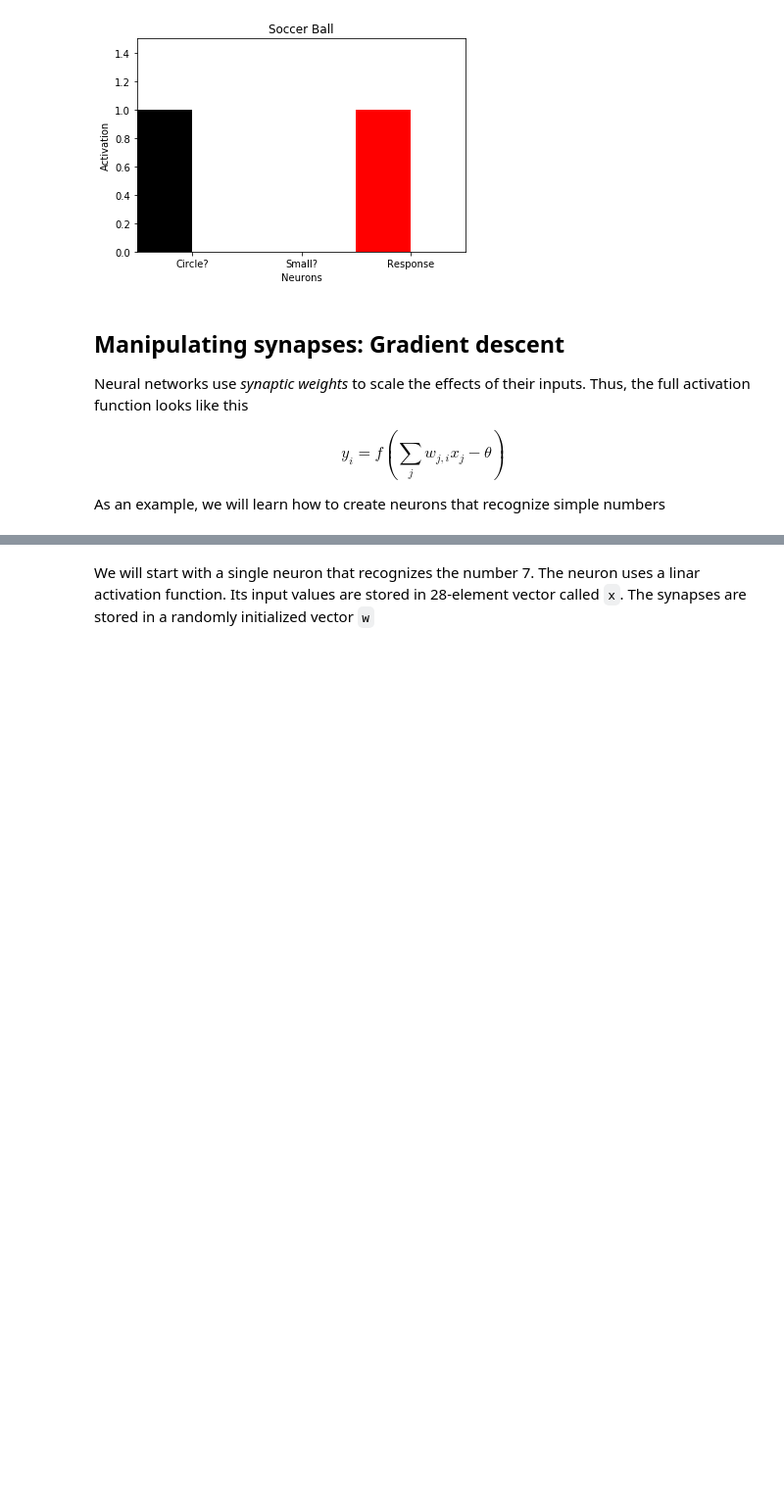
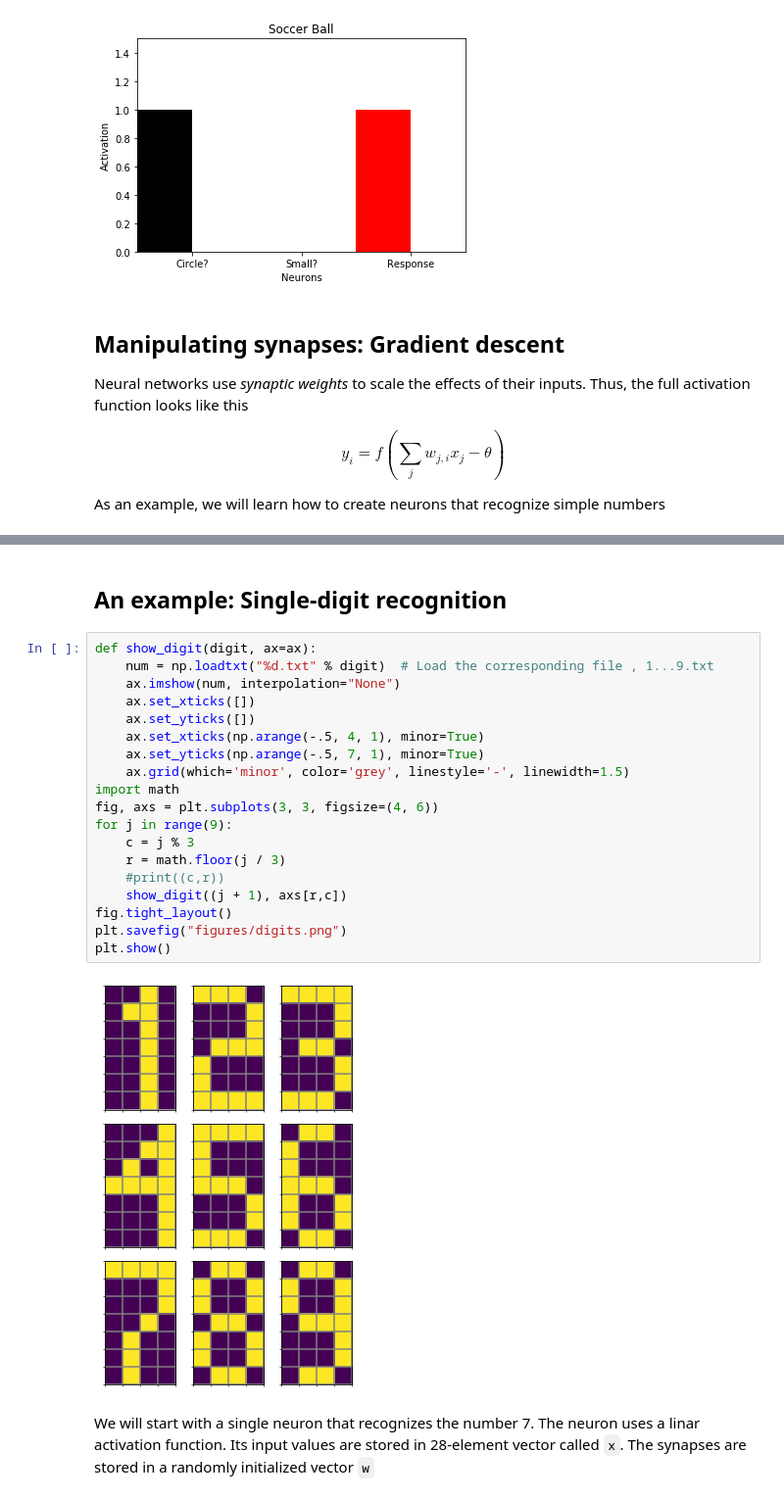
Before and after one commit to TheRealDrDre/CompCogNeuro, a Jupyter notebook: ANN/ANN_1.ipynb, the cells around one changed output, grey strips where cells are left out. Shown at 98% size. Cells and saved outputs as stored; diff of their text form; blank space fills up the shorter version.

```diff
--- a/ANN/ANN_1.ipynb
+++ b/ANN/ANN_1.ipynb
@@ -120,3 +138,26 @@ plt.show()
+# %% [markdown]
+## An example: Single-digit recognition
+# %%
+def show_digit(digit, ax=ax):
+    num = np.loadtxt("%d.txt" % digit)  # Load the corresponding file , 1...9.txt
+    ax.imshow(num, interpolation="None")
+    ax.set_xticks([])
+    ax.set_yticks([])
+    ax.set_xticks(np.arange(-.5, 4, 1), minor=True)
+    ax.set_yticks(np.arange(-.5, 7, 1), minor=True)
+    ax.grid(which='minor', color='grey', linestyle='-', linewidth=1.5)
+import math
+fig, axs = plt.subplots(3, 3, figsize=(4, 6))
+for j in range(9):
+    c = j % 3
+    r = math.floor(j / 3)
+    #print((c,r))
+    show_digit((j + 1), axs[r,c])
+fig.tight_layout()
+plt.savefig("figures/digits.png")
+plt.show()
+# %% [output]
+[figure, added]
 # %% [markdown]
 
 We will start with a single neuron that recognizes the number 7. The neuron uses a linar activation function. Its input values are stored in 28-element vector called `x`. The synapses are stored in a randomly initialized vector `w`
```
Also changed, not shown: parts of 2 cells of this notebook, 2 other files.
